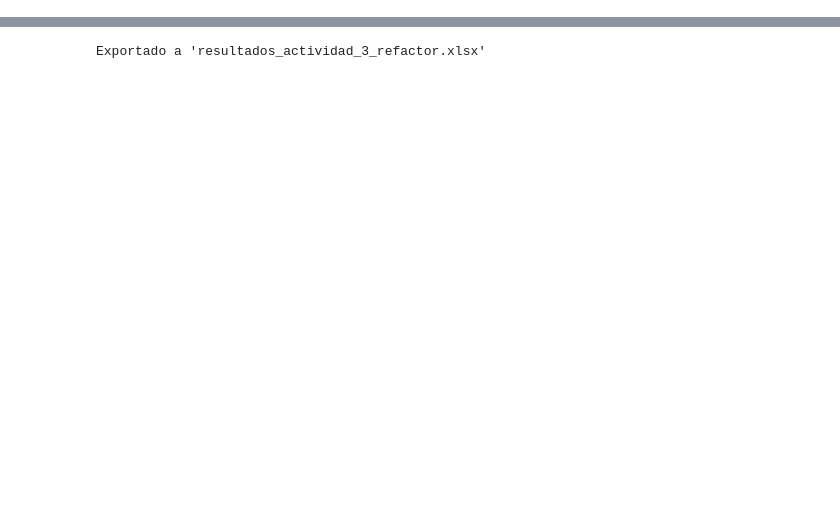
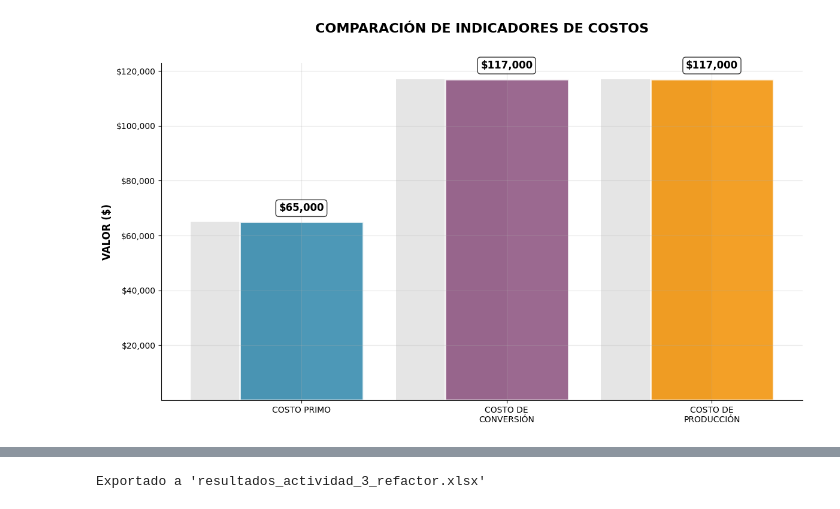
Before and after one commit to licette32/calculo-costos-rendimientos-2025, a Jupyter notebook: Parte-B/3B-costos.ipynb, the cells around one changed output, grey strips where cells are left out. Drawn from its saved outputs; the diff is of its cells as text; code cells hidden in the pictures; blank space fills up the shorter version.

```diff
--- a/Parte-B/3B-costos.ipynb
+++ b/Parte-B/3B-costos.ipynb
@@ -167,0 +237,44 @@ plt.show()
+# %%
+# GRÁFICO 2: Comparación de Costos Totales (3D EFFECT)
+fig, ax = plt.subplots(figsize=(12, 7))
+
+conceptos = ['COSTO PRIMO', 'COSTO DE\nCONVERSIÓN', 'COSTO DE\nPRODUCCIÓN']
+valores = [costo_primo_total, costo_conversion_total, costo_produccion_total]
+
+# Barras con efecto 3D
+bars = ax.bar(conceptos, valores,
+              color=[mod_color, '#8A4F7D', '#F18F01'],
+              edgecolor='white', linewidth=2,
+              alpha=0.85,
+              width=0.6)
+
+# Efecto de sombra para 3D
+for bar in bars:
+    bar.set_zorder(1)
+    bar.set_edgecolor('white')
+    # Añadir sombra
+    shadow = bar.get_xy()
+    shadow_width = bar.get_width()
+    shadow_height = bar.get_height()
+    ax.bar(shadow[0] + 0.03, shadow_height, shadow_width - 0.06,
+            bottom=shadow[1] + 0.03, color='black', alpha=0.1, zorder=0)
+
+ax.set_title('COMPARACIÓN DE INDICADORES DE COSTOS\n', fontweight='bold', fontsize=16, pad=20)
+ax.set_ylabel('VALOR ($)', fontweight='bold', fontsize=12)
+
+# Etiquetas
+for bar, val in zip(bars, valores):
+    height = bar.get_height()
+    ax.text(bar.get_x() + bar.get_width()/2., height + 3000,
+            f'${val:,}', ha='center', va='bottom',
+            fontweight='bold', fontsize=12,
+            bbox=dict(boxstyle="round,pad=0.3", facecolor='white', alpha=0.8))
+
+# Mejorar grid y ejes
+ax.yaxis.set_major_formatter(plt.FuncFormatter(lambda x, p: f'${x:,.0f}'))
+ax.spines[['top', 'right']].set_visible(False)
+
+plt.tight_layout()
+plt.show()
+# %% [output]
+[figure, added]
```
Also changed, not shown: parts of 30 cells of this notebook, 3 other files.
